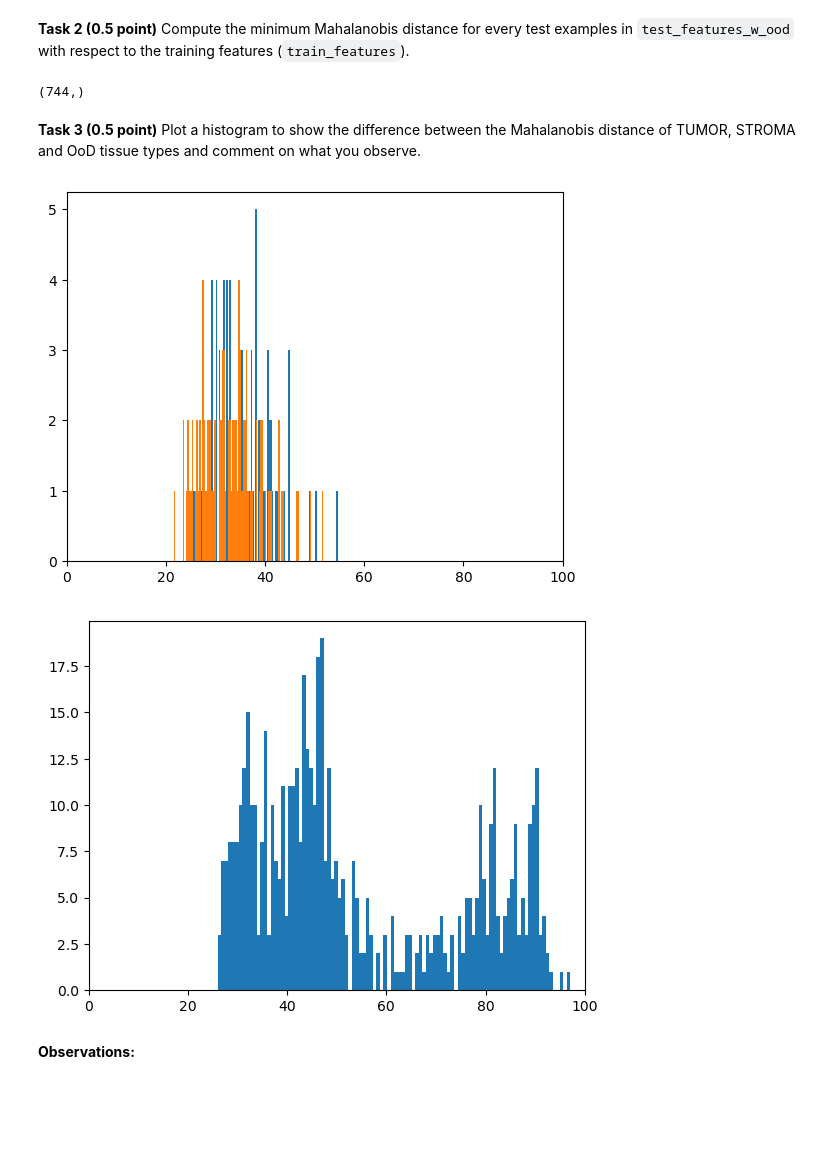
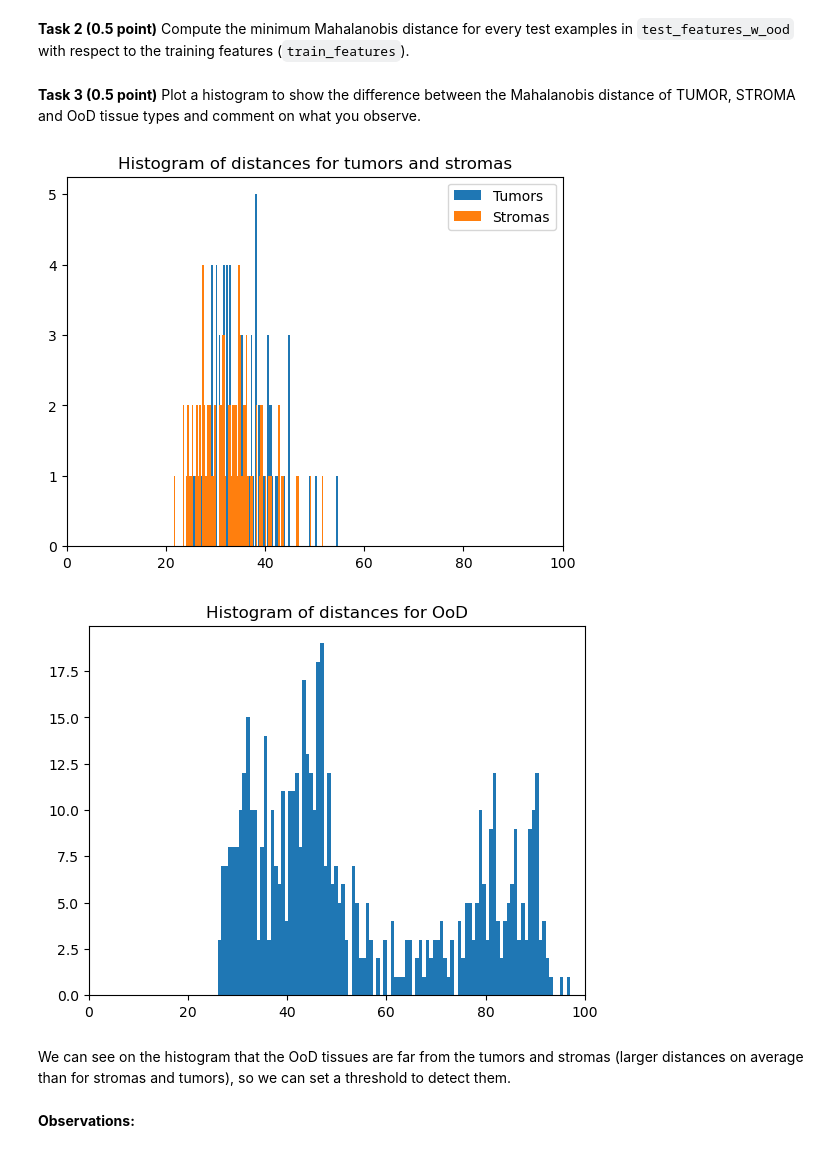
Before and after one commit to theoh-io/iapr_group15, a Jupyter notebook: labs/lab_03_classification.ipynb, the cells around one changed output. Saved outputs shown, nothing was run; the diff lists cells and outputs as text; code cells hidden in the pictures; blank space fills up the shorter version.

```diff
--- a/labs/lab_03_classification.ipynb
+++ b/labs/lab_03_classification.ipynb
@@ -197,28 +196,30 @@ distance_tumors = np.diag(np.sqrt(np.dot(np.dot(diff, Sigma_inv),diff.T)))
 diff = (test_features_w_ood-mu_stromas)
 distance_stromas = np.diag(np.sqrt(np.dot(np.dot(diff, Sigma_inv),diff.T)))
 final_dist = np.minimum(distance_tumors, distance_stromas)
-print(final_dist.shape)
 predictions = (distance_tumors > distance_stromas).astype(int)
-# %% [output]
-(744,)
 # %% [markdown]
 **Task 3 (0.5 point)** Plot a histogram to show the difference between the Mahalanobis distance of TUMOR, STROMA and OoD tissue types and comment on what you observe.
 # %%
 ### Task 3
 ### YOUR CODE
 tumors_dist = final_dist[test_labels_w_ood == 0]
 stromas_dist = final_dist[test_labels_w_ood == 1]
 OoD_dist = final_dist[test_labels_w_ood == -1]
 plt.hist(tumors_dist, bins=100, alpha=1, label='Tumors')
 plt.xlim((0,100))
 plt.hist(stromas_dist, bins=100, alpha=1, label='Stromas')
+plt.legend([ 'Tumors', 'Stromas'])
+plt.title('Histogram of distances for tumors and stromas')
 plt.show()
 plt.hist(OoD_dist, bins=100, alpha=1, label='OoD')
 plt.xlim((0,100))
+plt.title('Histogram of distances for OoD')
 plt.show()
 # %% [output]
-[figure, old version]
+[figure, new version]
-[figure, old version]
+[figure, new version]
+# %% [markdown]
+We can see on the histogram that the OoD tissues are far from the tumors and stromas (larger distances on average than for stromas and tumors), so we can set a threshold to detect them.
 # %% [markdown]
 **Observations:**
 # %% [markdown]
```
Also changed, not shown: parts of 16 cells of this notebook.
